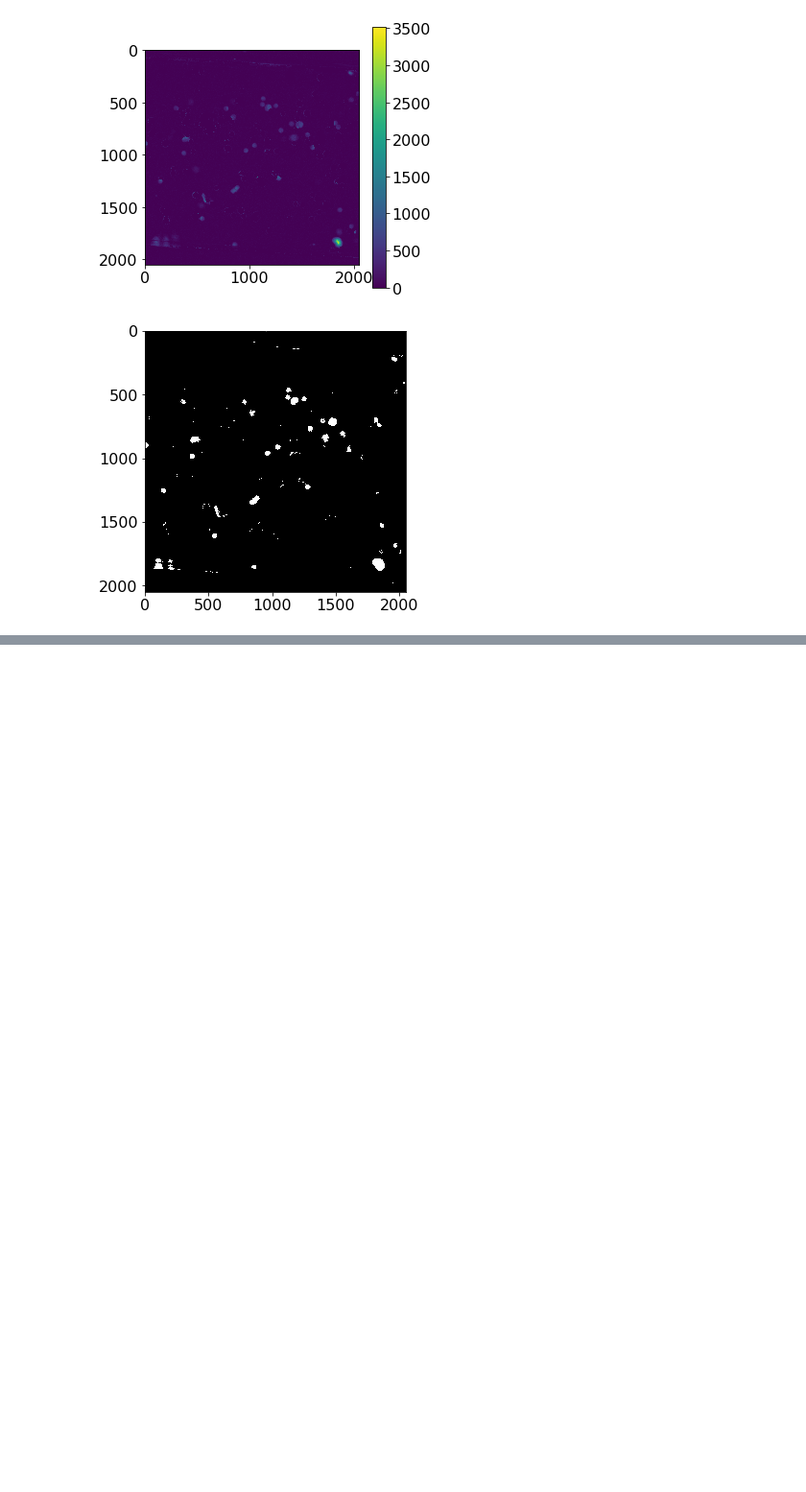
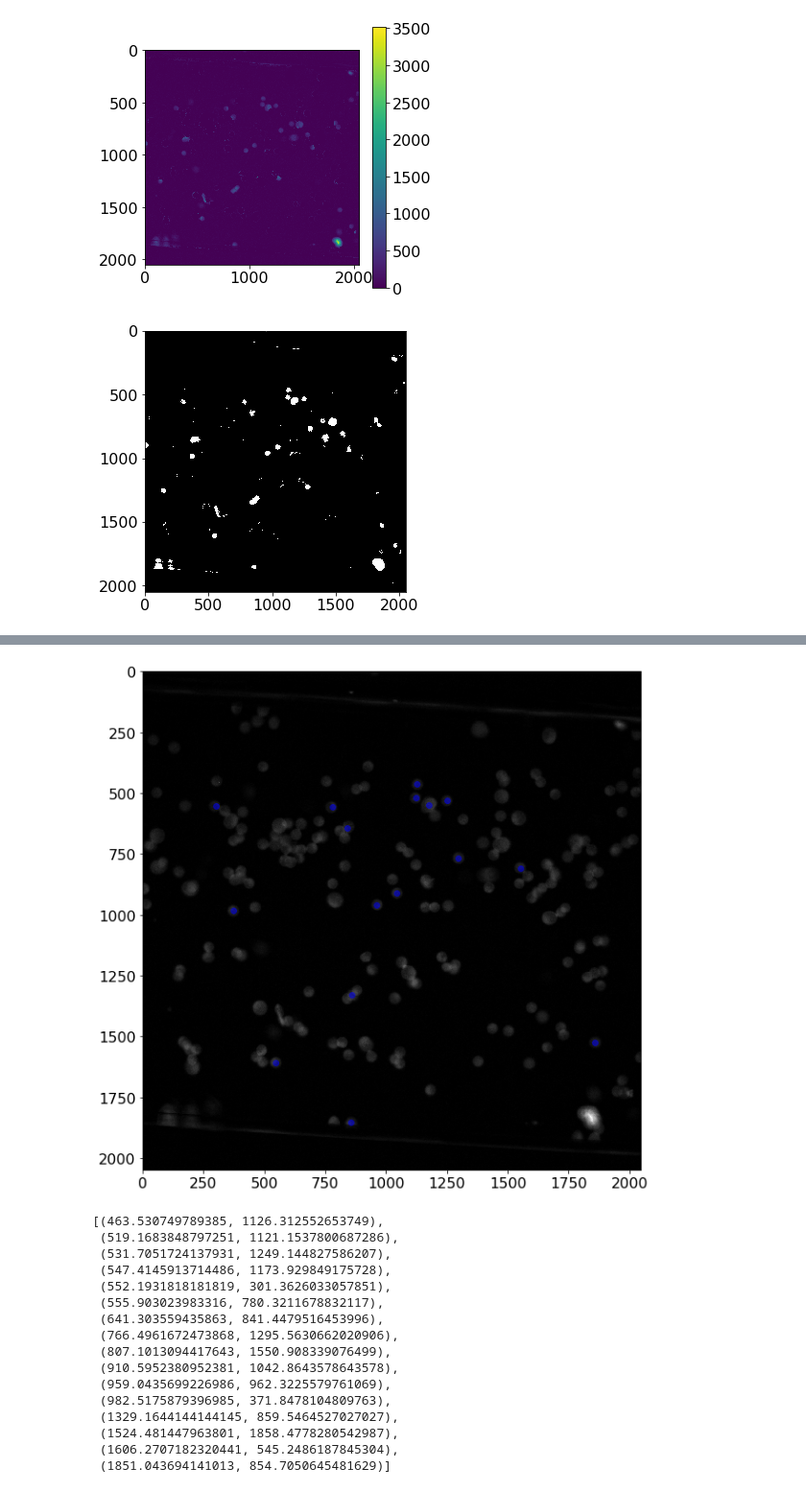
Before and after one commit to cuencam15/TimeLapse, a Jupyter notebook: TimeLapse_Analysis.ipynb, the cells around one changed output, grey strips where cells are left out. Shown at 96% size. Saved outputs shown, nothing was run; the diff lists cells and outputs as text; code cells hidden in the pictures; blank space fills up the shorter version.

```diff
--- a/TimeLapse_Analysis.ipynb
+++ b/TimeLapse_Analysis.ipynb
@@ -70,0 +108,25 @@ array([0.18798002, 0.12062155, 0.02732552, ..., 0.62381822, 0.82102687,
+# %%
+plt.rcParams["figure.figsize"] = [10, 10]
+plt.imshow(chn1[0], 'gray')
+for cor in coord:
+    plt.plot(cor[1], cor[0], 'ob', alpha = 0.5)
+plt.show()
+coord
+# %% [output]
+[figure, added]
+[(463.530749789385, 1126.312552653749),
+ (519.1683848797251, 1121.1537800687286),
+ (531.7051724137931, 1249.144827586207),
+ (547.4145913714486, 1173.929849175728),
+ (552.1931818181819, 301.3626033057851),
+ (555.903023983316, 780.3211678832117),
+ (641.303559435863, 841.4479516453996),
+ (766.4961672473868, 1295.5630662020906),
+ (807.1013094417643, 1550.908339076499),
+ (910.5952380952381, 1042.8643578643578),
+ (959.0435699226986, 962.3225579761069),
+ (982.5175879396985, 371.8478104809763),
+ (1329.1644144144145, 859.5464527027027),
+ (1524.481447963801, 1858.4778280542987),
+ (1606.2707182320441, 545.2486187845304),
+ (1851.043694141013, 854.7050645481629)]
```
Also changed, not shown: parts of 8 cells of this notebook.
